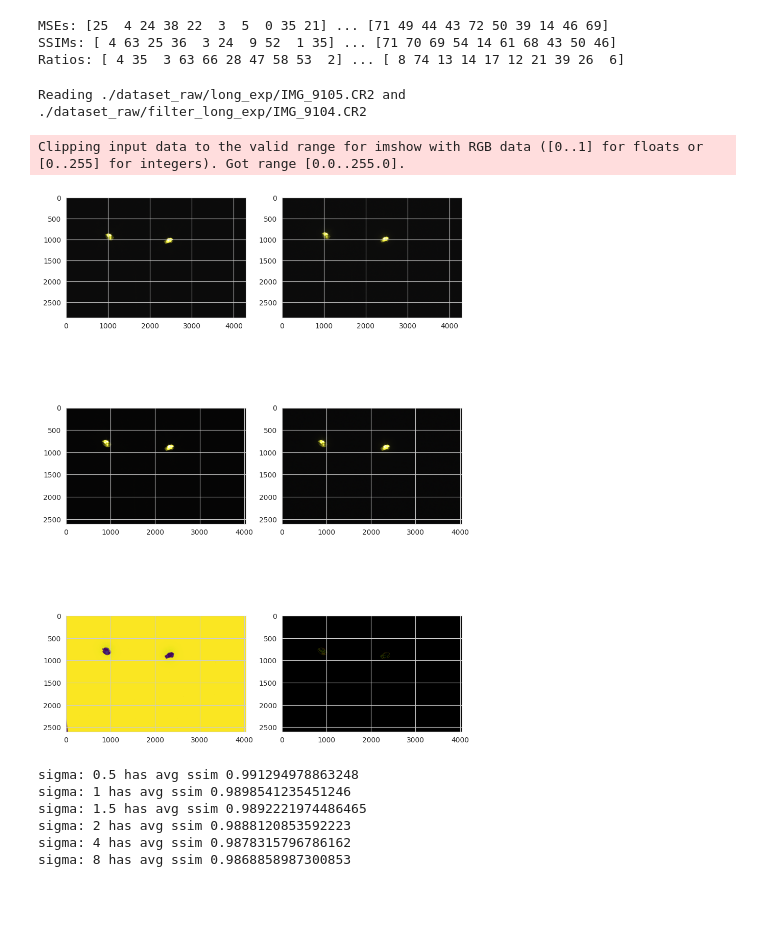
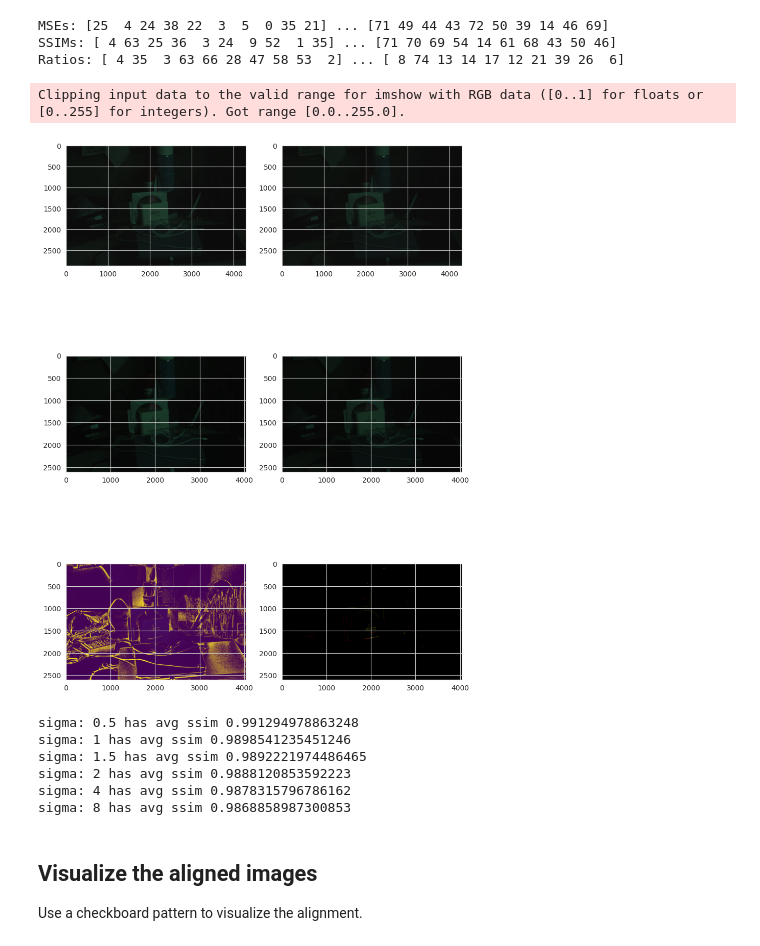
Before and after one commit to ewaMiazga/comp-photo-2025, a Jupyter notebook: alignment_quantification.ipynb, the cells around one changed output. Drawn from its saved outputs; the diff is of its cells as text; code cells hidden in the pictures; blank space fills up the shorter version.

```diff
--- a/alignment_quantification.ipynb
+++ b/alignment_quantification.ipynb
@@ -229,8 +230,13 @@ import numpy as np
 from alignment import demosaic_bilinear
 from alignment import align_and_crop_raw_images
 
-def normalize(img):
-    return ((img - img.min()) / (img.max() - img.min())*255).astype(np.uint8)
+def normalize(img, min=None, max=None):
+    if min is None:
+        min = img.min()
+    if max is None:
+        max = img.max()
+    return ((img - min) / (max - min)*255).astype(np.uint8)
+
 def visualize_alignment(idx, method='orb'):
     raw_image_paths = get_image_paths()
     long_path = raw_image_paths['long_exp'][idx]
@@ -261,11 +267,10 @@ def visualize_alignment(idx, method='orb'):
     axs[2,1].imshow(edges_combined)
     plt.show()
 # %%
-visualize_alignment(46)
+visualize_alignment(39)
 # %% [output]
-Reading ./dataset_raw/long_exp/IMG_9105.CR2 and ./dataset_raw/filter_long_exp/IMG_9104.CR2
+Clipping input data to the valid range for imshow with RGB data ([0..1] for floats or [0..255] for integers). Got range [0.0..255.0].
-Clipping input data to the valid range for imshow with RGB data ([0..1] for floats or [0..255] for integers). Got range [0.0..255.0].
-[figure, old version]
+[figure, new version]
 # %%
 from alignment import align_and_crop_raw_images
 
@@ -310,3 +315,7 @@ sigma: 1.5 has avg ssim 0.9892221974486465
 sigma: 2 has avg ssim 0.9888120853592223
 sigma: 4 has avg ssim 0.9878315796786162
 sigma: 8 has avg ssim 0.9868858987300853
+# %% [markdown]
+## Visualize the aligned images
+
+Use a checkboard pattern to visualize the alignment.
```
Also changed, not shown: parts of 3 cells of this notebook, 4 other files.
